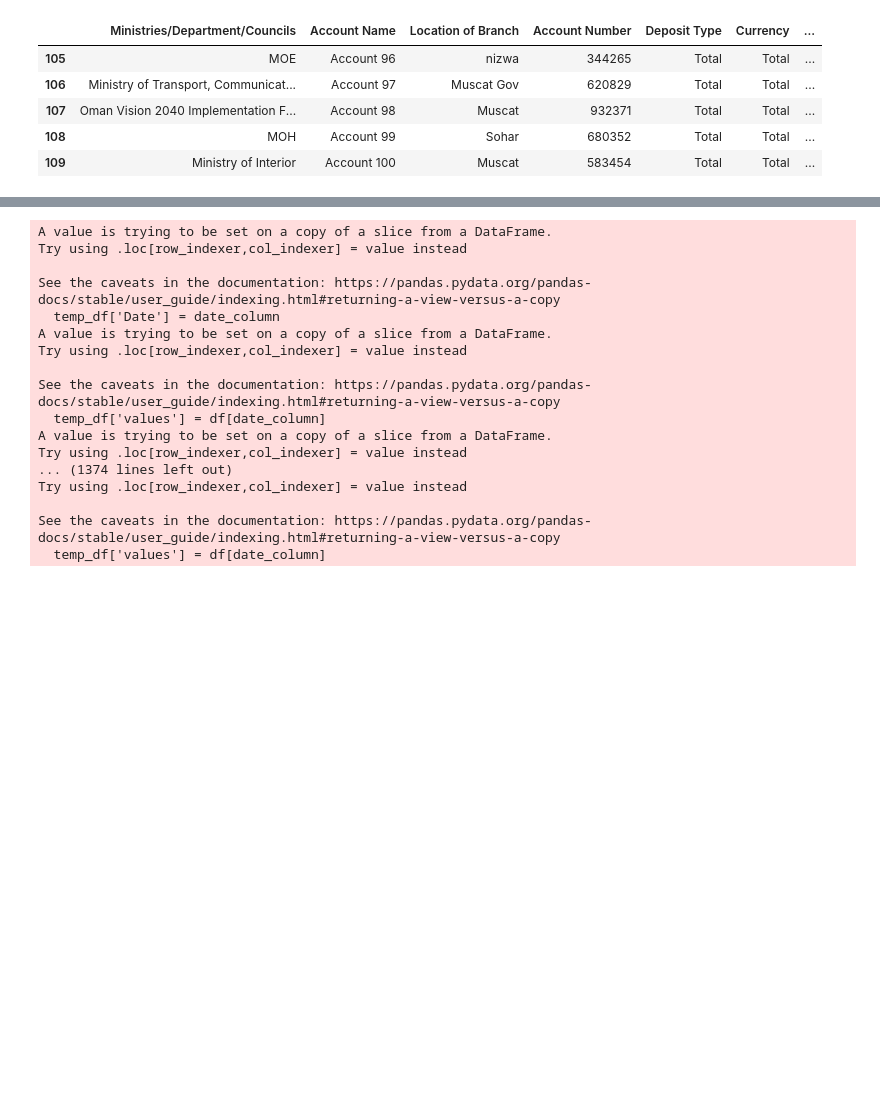
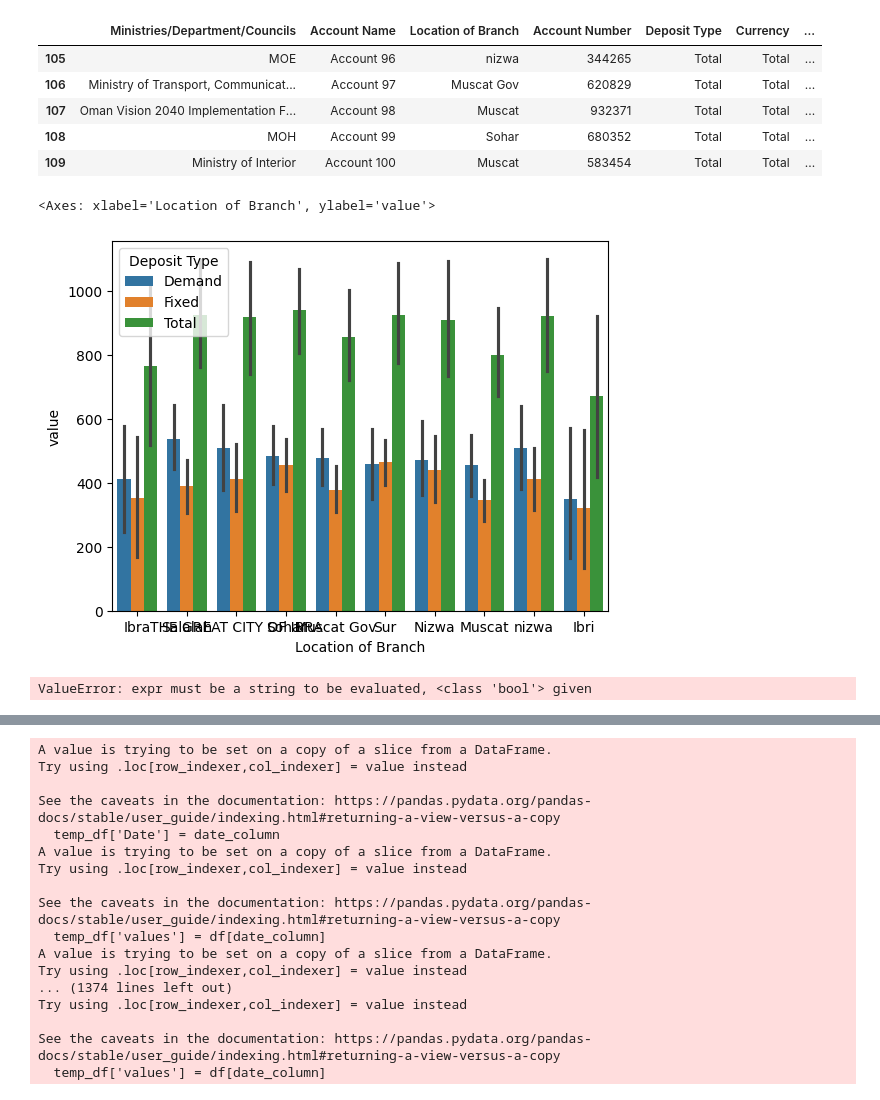
Before and after one commit to Yasser1910/Training, a Jupyter notebook: test_cbo/practice.ipynb, the cells around one changed output, grey strips where cells are left out. Cells and saved outputs as stored; diff of their text form; code cells hidden in the pictures; blank space fills up the shorter version.

```diff
--- a/test_cbo/practice.ipynb
+++ b/test_cbo/practice.ipynb
@@ -77,7 +62,7 @@ empty_number = 0
 empty_list = []
 empty_dict = {}
 
-final_df = pd.DataFrame()
+rd7df = pd.DataFrame()
 
 for column in ["Demand Deposits - OMR","Demand Deposits - FCY","Demand Deposits - Total",
               'Fixed Deposits - OMR','Fixed Deposits - FCY','Fixed Deposits - Total',
@@ -90,9 +75,9 @@ for column in ["Demand Deposits - OMR","Demand Deposits - FCY","Demand Deposits
     temp_df['Currency'] = currency_name
     temp_df['value'] = df[column]
 
-    final_df = pd.concat([final_df,temp_df],axis=0)
+    rd7df = pd.concat([rd7df,temp_df],axis=0)
 
-final_df.head()
+rd7df.head()
 # %% [output]
 A value is trying to be set on a copy of a slice from a DataFrame.
 Try using .loc[row_indexer,col_indexer] = value instead
@@ -126,6 +111,21 @@ final_df.tail()
 | 107 | Oman Vision 2040 Implementation F... | Account 98 | Muscat | 932371 | Total | Total | ... |
 | 108 | MOH | Account 99 | Sohar | 680352 | Total | Total | ... |
 | 109 | Ministry of Interior | Account 100 | Muscat | 583454 | Total | Total | ... |
+# %%
+import seaborn as sns
+sns.barplot(rd7df, x="Location of Branch", y="value",hue="Deposit Type")
+# %% [output]
+<Axes: xlabel='Location of Branch', ylabel='value'>
+[figure, added]
+# %%
+import plotly.express as px
+
+new_rd7df= rd7df.query('deposit type'!='Total')
+
+fig = px.pie(rd7df, values='value', names='Deposit Type', title='Value by deposit type')
+fig.show()
+# %% [output]
+ValueError: expr must be a string to be evaluated, <class 'bool'> given
 # %%
 ###### START HERE
 import pandas as pd
```
Also changed, not shown: parts of 7 cells of this notebook.
